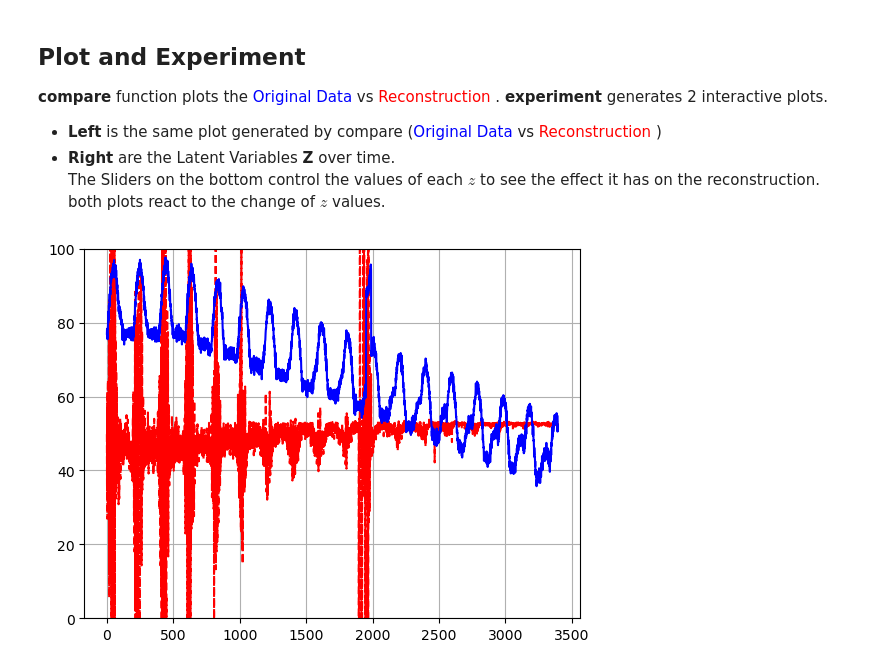
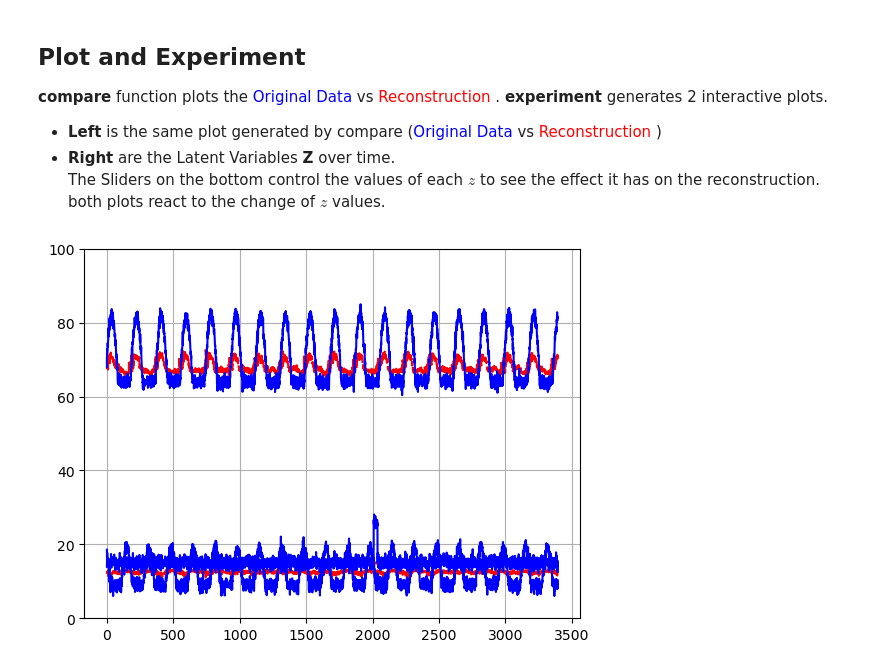
Before and after one commit to AnisKadri/VAE, a Jupyter notebook: draft_pipe.ipynb, the cells around one changed output. Saved outputs shown, nothing was run; the diff lists cells and outputs as text; code cells hidden in the pictures.

```diff
--- a/draft_pipe.ipynb
+++ b/draft_pipe.ipynb
@@ -50,7 +51,7 @@ All Effect but the **Noise** are applied on the mean and std level (internal) an
 periode = 15 #days
 step = 5 # mess interval in minutes
 val = 100
-n_channels = 1
+n_channels = 3
 effects = {
     "Pulse": {
         "occurances":2,
@@ -155,9 +179,13 @@ VariationalAutoencoder(
 ## Split and Dataloader
 This cell is for splitting the Data and creating a Dataloader for each set. The dataloaders will return the data using an overlapping sliding window over the time axis.
 # %%
+# Create the dictionaries of probability distributions
+# pnet = {'z': D.Normal(loc=torch.zeros(latent_dims), scale=torch.ones(latent_dims)), 'x': dec}
+# qnet = {'z': enc}
 # serie = torch.tensor(serie).float()
 x = torch.FloatTensor(x)
 n = x.shape[1]
+L = 30
 
 train_ = x[:, :int(0.8*n)]
 val_   = x[:, int(0.8*n):int(0.9*n)]
@@ -180,6 +208,6 @@ test_data = DataLoader(slidingWindow(test_, L),
 The data is trained using the train class for 100 epochs. A hyperparameter optimisation can be also run (needs gpu)
 # %%
 for epoch in range(1, 40):
-    train(v, train_data, criterion_tol, opt, device, epoch)
-test(v, test_data, criterion_tol, device)
+    train(v, train_data, criterion, opt, device, epoch)
+test(v, test_data, criterion, device)
 # %% [output]
@@ -204,3 +234,5 @@ KeyboardInterrupt:
+# %%
+train_vae(train_data, enc, dec, opt, device, 100)
 # %%
 # Define the Optuna study and optimize the hyperparameters
 epochs = 30
@@ -260,9 +370,11 @@ KeyboardInterrupt:
 - **Right** are the Latent Variables **Z** over time.
 The Sliders on the bottom control the values of each $z$ to see the effect it has on the reconstruction. both plots react to the change of $z$ values.
 # %%
-compare(train_data, v)
+v.cpu()
+compare(test_data, v)
+v.to(device)
 # %% [output]
-[figure, old version]
+[figure, new version]
 # %%
 compare(test_data, v)
 # %% [output]
```
Also changed, not shown: parts of 8 cells of this notebook, 5 other files.
